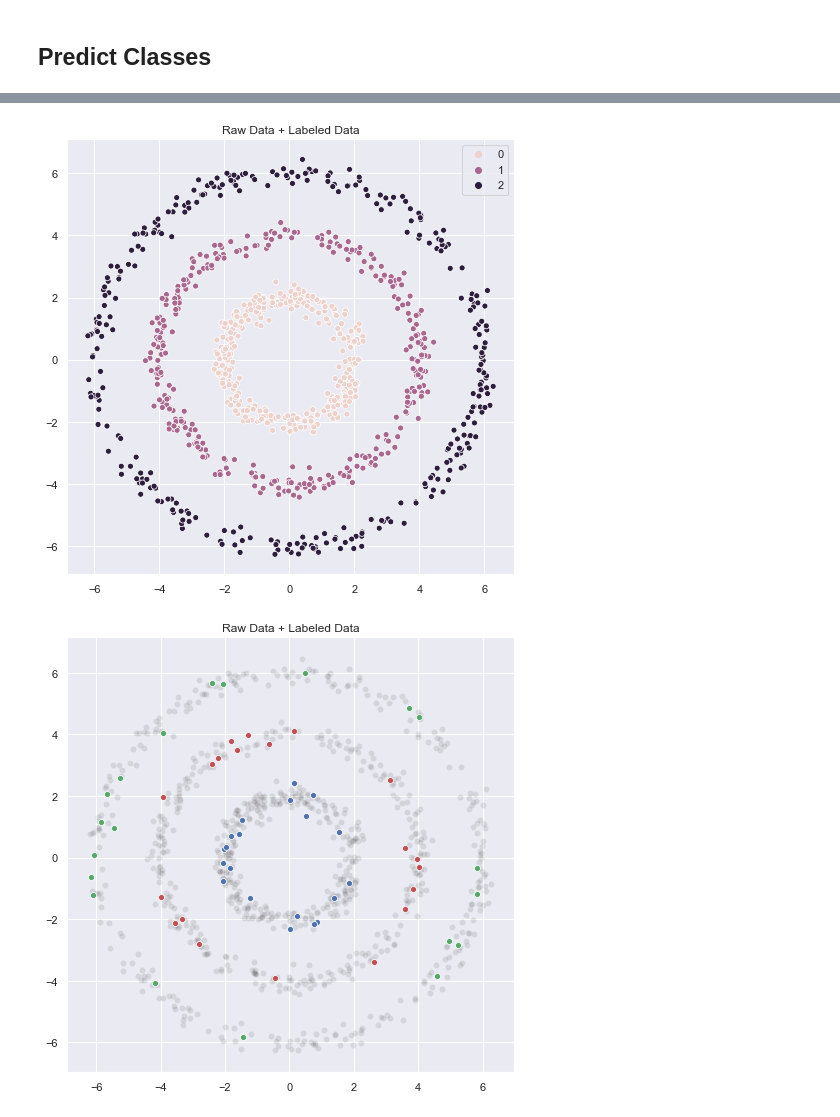
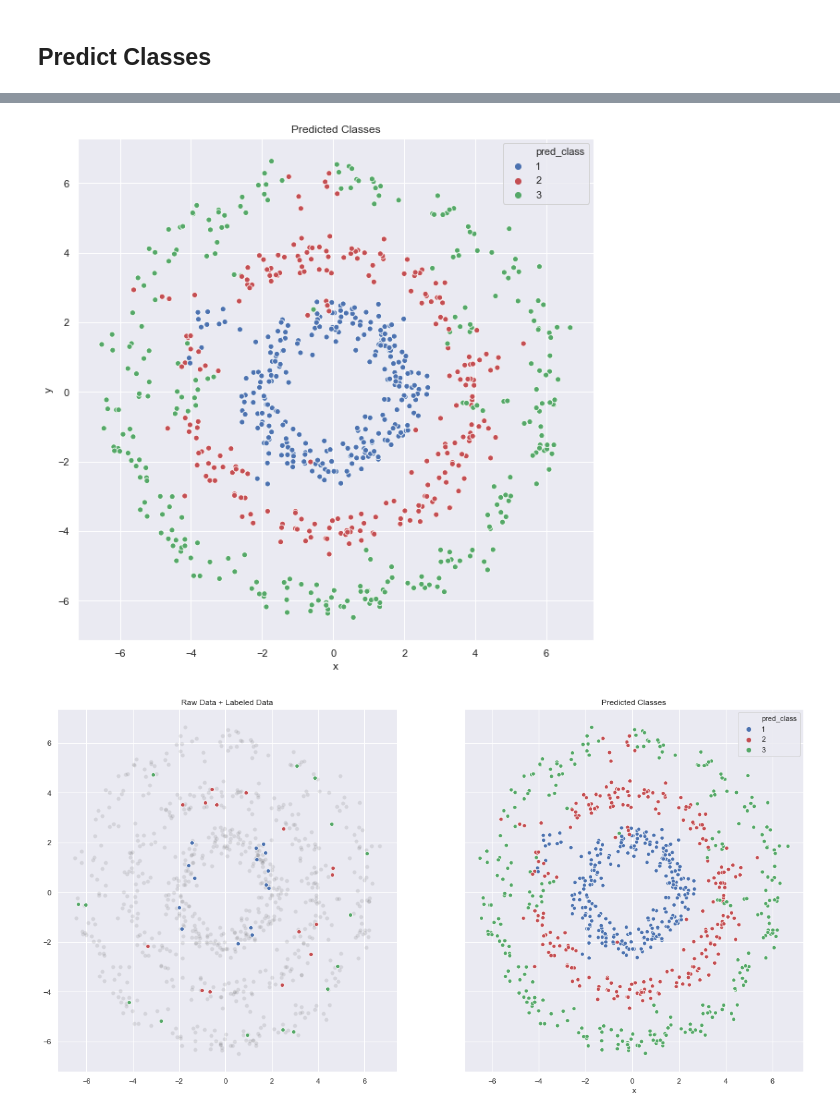
Before and after one commit to juanitorduz/math_deep_learning_summer_school19, a Jupyter notebook: experiments/semi_supervised_clustering.ipynb, the cells around one changed output, grey strips where cells are left out. Saved outputs shown, nothing was run; the diff lists cells and outputs as text; code cells hidden in the pictures.

```diff
--- a/experiments/semi_supervised_clustering.ipynb
+++ b/experiments/semi_supervised_clustering.ipynb
@@ -180,6 +190,6 @@ def loss(u, u_obs, label_index, graph_laplacian, alpha):
 
     u_proj = project_to_labeled(u, label_index)
 
-    loss = laplacial_loss(u, graph_laplacian) + (alpha/2)*sofmax_loss(u_proj, u_obs)
+    loss = sofmax_loss(u_proj, u_obs) + (alpha/2)*laplacial_loss(u, graph_laplacian)
 
     return loss
@@ -196,10 +200,11 @@ u0 = np.ones(shape=(n, n_c)) / 0.5
 # %%
 from scipy.optimize import minimize
 
-u0 = u
+# Define iniitial estimate.
+u0 = np.ones(shape=(n, n_c)) / 0.5
 
+# Run optimizer.
 optimizer_result = minimize(
-    fun = lambda x: loss(x.reshape(n, n_c), u_obs, label_index, graph_laplacian, 0.1),
-    x0=u0.flatten(),
-    options={'disp': True}
+    fun = lambda x: loss(x.reshape(n, n_c), u_obs, label_index, graph_laplacian, 1.0),
+    x0=u0.flatten()
 )
@@ -234,0 +211,15 @@ array([0, 0, 0, 0, 0, 0, 0, 0, 0, 0, 0, 0, 0, 0, 0, 0, 0, 0, 0, 0, 0, 0,
+# %%
+# Get best parameter.
+u_best = optimizer_result.x.reshape(n, n_c)
+# Compute classes
+u_best_softmax = np.apply_along_axis(softmax, axis=1, arr=u_best)
+u_pred = np.argmax(a=u_best_softmax, axis=1)
+# %%
+import pandas as pd
+
+data_df = pd.DataFrame(data_matrix, columns=['x', 'y'])
+
+data_df['pred_class'] = u_pred + 1
+data_df['pred_class'] = data_df['pred_class'].astype('category')
+
+data_df.head()
@@ -235,22 +233,23 @@ array([0, 0, 0, 0, 0, 0, 0, 0, 0, 0, 0, 0, 0, 0, 0, 0, 0, 0, 0, 0, 0, 0,
 # %%
-fig, ax = plt.subplots(figsize=(8, 8))
-
-sns.scatterplot(x=data_matrix[:, 0], y=data_matrix[:, 1], hue=rr)
-
-ax.set(title='Raw Data + Labeled Data');
+fig, ax = plt.subplots(figsize=(10, 10))
+sns.scatterplot(x='x', y='y', hue='pred_class', data=data_df, palette=['b', 'r', 'g'])
+ax.set(title='Predicted Classes');
 # %% [output]
-[figure, old version]
+[figure, new version]
 # %%
-fig, ax = plt.subplots(figsize=(8, 8))
+fig, (ax1, ax2) = plt.subplots(ncols=2, sharey=True, figsize=(20, 10))
 
-sns.scatterplot(x=x1, y=y1, ax=ax, color='k', alpha=0.1)
-sns.scatterplot(x=x2, y=y2, ax=ax, color='k', alpha=0.1)
-sns.scatterplot(x=x3, y=y3, ax=ax, color='k', alpha=0.1)
+sns.scatterplot(x=x1, y=y1, ax=ax1, color='k', alpha=0.1)
+sns.scatterplot(x=x2, y=y2, ax=ax1, color='k', alpha=0.1)
+sns.scatterplot(x=x3, y=y3, ax=ax1, color='k', alpha=0.1)
 
-sns.scatterplot(x=q1, y=p1, ax=ax, color='b')
-sns.scatterplot(x=q2, y=p2, ax=ax, color='r')
-sns.scatterplot(x=q3, y=p3, ax=ax, color='g')
+sns.scatterplot(x=q1, y=p1, ax=ax1, color='b')
+sns.scatterplot(x=q2, y=p2, ax=ax1, color='r')
+sns.scatterplot(x=q3, y=p3, ax=ax1, color='g')
 
-ax.set(title='Raw Data + Labeled Data');
+ax1.set(title='Raw Data + Labeled Data');
+
+sns.scatterplot(x='x', y='y', hue='pred_class', data=data_df, palette=['b', 'r', 'g'], ax=ax2)
+ax2.set(title='Predicted Classes');
 # %% [output]
-[figure, old version]
+[figure, new version]
```
Also changed, not shown: parts of 37 cells of this notebook.
